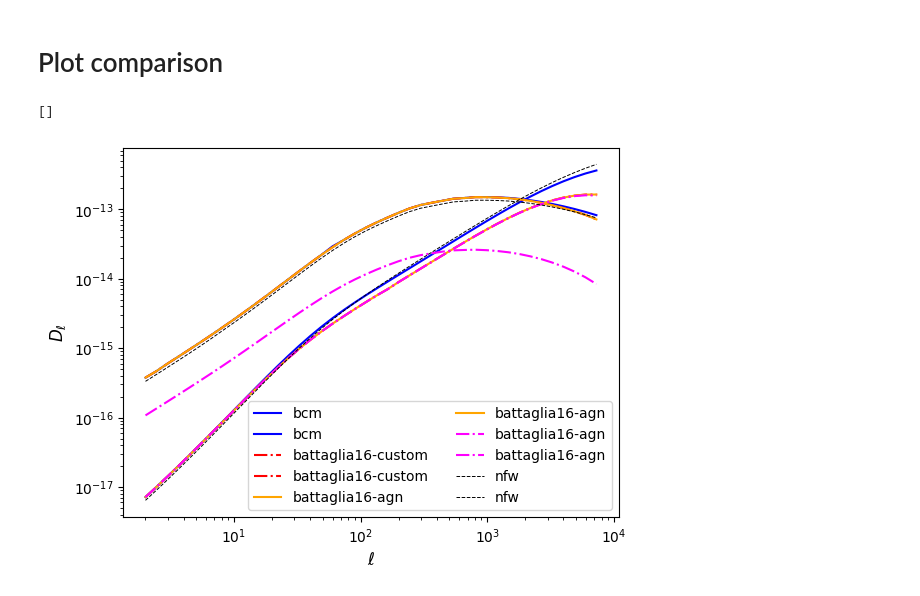
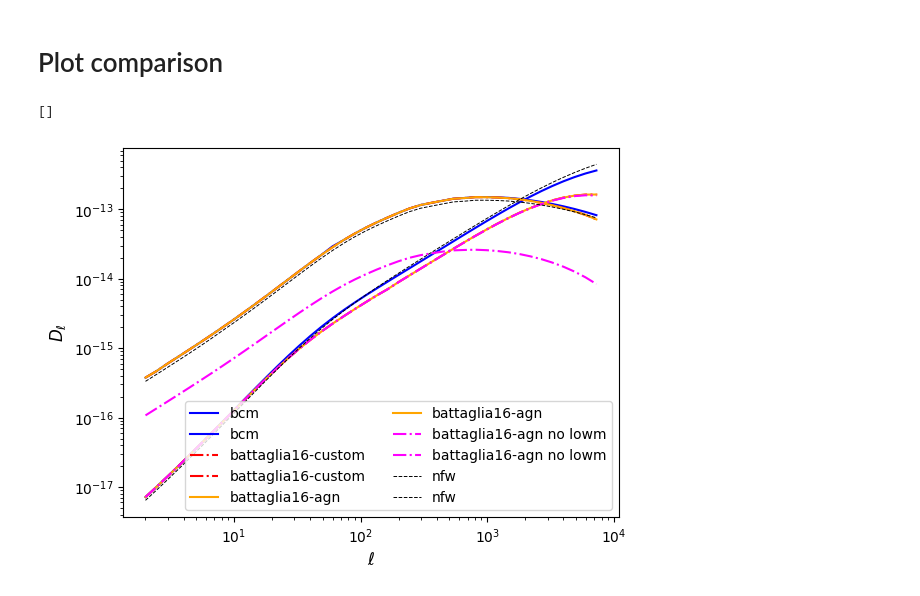
Before and after one commit to CLASS-SZ/notebooks, a Jupyter notebook: class_sz_kszpowerspectrum.ipynb, the cells around one changed output. Saved outputs shown, nothing was run; the diff lists cells and outputs as text; code cells hidden in the pictures.

```diff
--- a/class_sz_kszpowerspectrum.ipynb
+++ b/class_sz_kszpowerspectrum.ipynb
@@ -307,22 +307,22 @@ cl_ksz_2h_b16agn_nolowm = np.asarray(M.cl_ksz()['2h'])
 # %%
 plt.plot(l_bcm,cl_ksz_1h_bcm,label='bcm',c='b')
 plt.plot(l_bcm,cl_ksz_2h_bcm,label='bcm',c='b')
 
 plt.plot(l_b16_fft,cl_ksz_1h_b16_fft,label='battaglia16-custom',ls='-.',c='r')
 plt.plot(l_b16_fft,cl_ksz_2h_b16_fft,label='battaglia16-custom',ls='-.',c='r')
 
 plt.plot(l_b16agn,cl_ksz_1h_b16agn,label='battaglia16-agn',ls='-',c='orange')
 plt.plot(l_b16agn,cl_ksz_2h_b16agn,label='battaglia16-agn',ls='-',c='orange')
 
-plt.plot(l_b16agn_nolowm,cl_ksz_1h_b16agn_nolowm,label='battaglia16-agn',ls='-.',c='magenta')
-plt.plot(l_b16agn_nolowm,cl_ksz_2h_b16agn_nolowm,label='battaglia16-agn',ls='-.',c='magenta')
+plt.plot(l_b16agn_nolowm,cl_ksz_1h_b16agn_nolowm,label='battaglia16-agn no lowm',ls='-.',c='magenta')
+plt.plot(l_b16agn_nolowm,cl_ksz_2h_b16agn_nolowm,label='battaglia16-agn no lowm',ls='-.',c='magenta')
 
 plt.plot(l_nfw,cl_ksz_1h_nfw,label='nfw',lw=0.7,ls='--',c='k')
 plt.plot(l_nfw,cl_ksz_2h_nfw,label='nfw',lw=0.7,ls='--',c='k')
 plt.xlabel(r"$\ell$",size=12)
 plt.ylabel(r"$D_\ell$",size=12)
 plt.legend(ncol=2)
 plt.loglog()
 # %% [output]
 []
-[figure, old version]
+[figure, new version]
```
